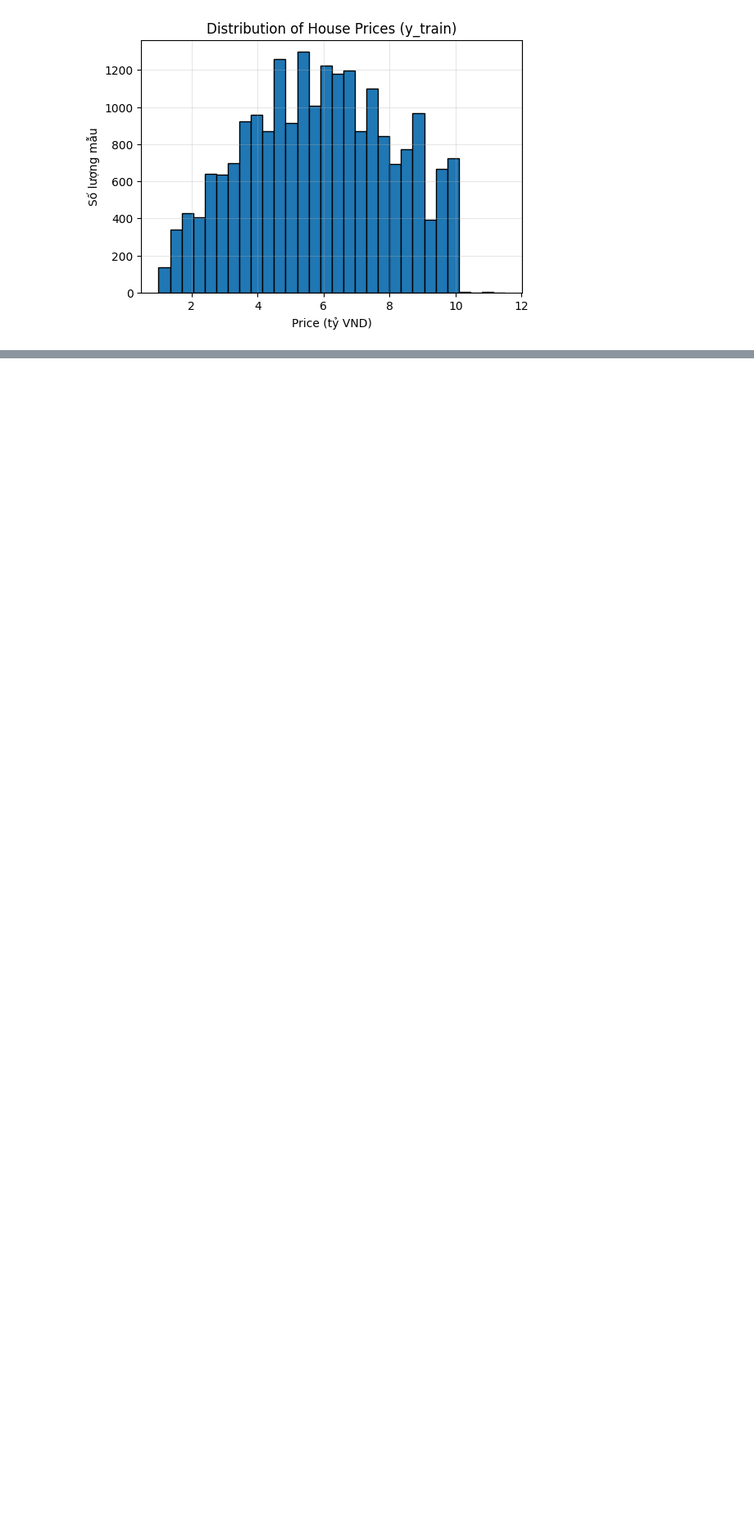
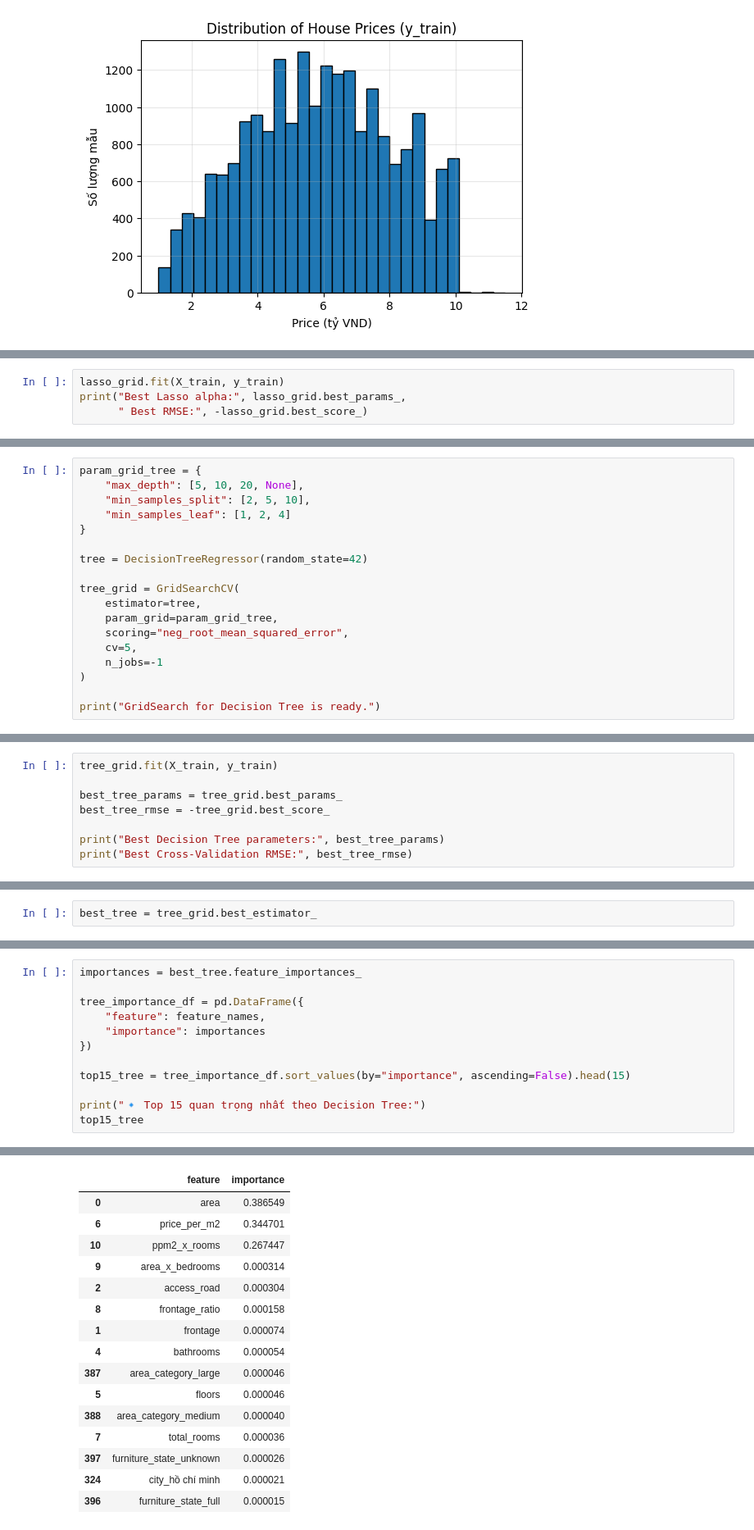
Before and after one commit to Spidermeoz/house-price-predict, a Jupyter notebook: notebooks/02_machine_learning.ipynb, the cells around one changed output, grey strips where cells are left out. Shown at 82% size. Saved outputs shown, nothing was run; the diff lists cells and outputs as text; blank space fills up the shorter version.

```diff
--- a/notebooks/02_machine_learning.ipynb
+++ b/notebooks/02_machine_learning.ipynb
@@ -264,0 +730,4 @@ Các nhóm sẽ được tạo từ giá `Price`.
+# %%
+lasso_grid.fit(X_train, y_train)
+print("Best Lasso alpha:", lasso_grid.best_params_,
+      " Best RMSE:", -lasso_grid.best_score_)
@@ -264,0 +1161,18 @@ Các nhóm sẽ được tạo từ giá `Price`.
+# %%
+param_grid_tree = {
+    "max_depth": [5, 10, 20, None],
+    "min_samples_split": [2, 5, 10],
+    "min_samples_leaf": [1, 2, 4]
+}
+
+tree = DecisionTreeRegressor(random_state=42)
+
+tree_grid = GridSearchCV(
+    estimator=tree,
+    param_grid=param_grid_tree,
+    scoring="neg_root_mean_squared_error",
+    cv=5,
+    n_jobs=-1
+)
+
+print("GridSearch for Decision Tree is ready.")
@@ -264,0 +1190,8 @@ Các nhóm sẽ được tạo từ giá `Price`.
+# %%
+tree_grid.fit(X_train, y_train)
+
+best_tree_params = tree_grid.best_params_
+best_tree_rmse = -tree_grid.best_score_
+
+print("Best Decision Tree parameters:", best_tree_params)
+print("Best Cross-Validation RMSE:", best_tree_rmse)
@@ -264,0 +1219,2 @@ Các nhóm sẽ được tạo từ giá `Price`.
+# %%
+best_tree = tree_grid.best_estimator_
@@ -264,0 +1281,13 @@ Các nhóm sẽ được tạo từ giá `Price`.
+# %%
+importances = best_tree.feature_importances_
+
+tree_importance_df = pd.DataFrame({
+    "feature": feature_names,
+    "importance": importances
+})
+
+top15_tree = tree_importance_df.sort_values(by="importance", ascending=False).head(15)
+
+print("🔹 Top 15 quan trọng nhất theo Decision Tree:")
+top15_tree
+# %% [output]
@@ -264,0 +1295,16 @@ Các nhóm sẽ được tạo từ giá `Price`.
+|  | feature | importance |
+| 0 | area | 0.386549 |
+| 6 | price_per_m2 | 0.344701 |
+| 10 | ppm2_x_rooms | 0.267447 |
+| 9 | area_x_bedrooms | 0.000314 |
+| 2 | access_road | 0.000304 |
+| 8 | frontage_ratio | 0.000158 |
+| 1 | frontage | 0.000074 |
+| 4 | bathrooms | 0.000054 |
+| 387 | area_category_large | 0.000046 |
+| 5 | floors | 0.000046 |
+| 388 | area_category_medium | 0.000040 |
+| 7 | total_rooms | 0.000036 |
+| 397 | furniture_state_unknown | 0.000026 |
+| 324 | city_hồ chí minh | 0.000021 |
+| 396 | furniture_state_full | 0.000015 |
```
Also changed, not shown: parts of 164 cells of this notebook, 1 other file.
